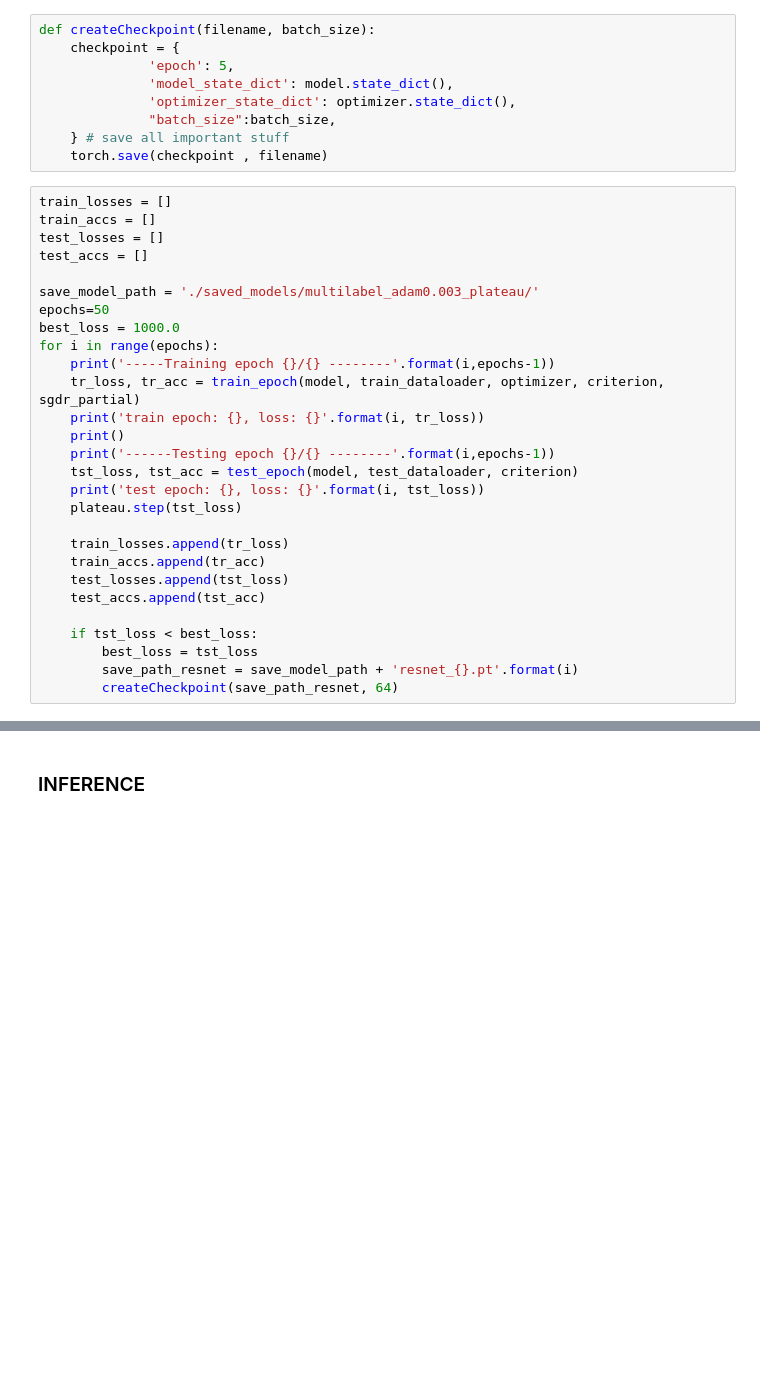
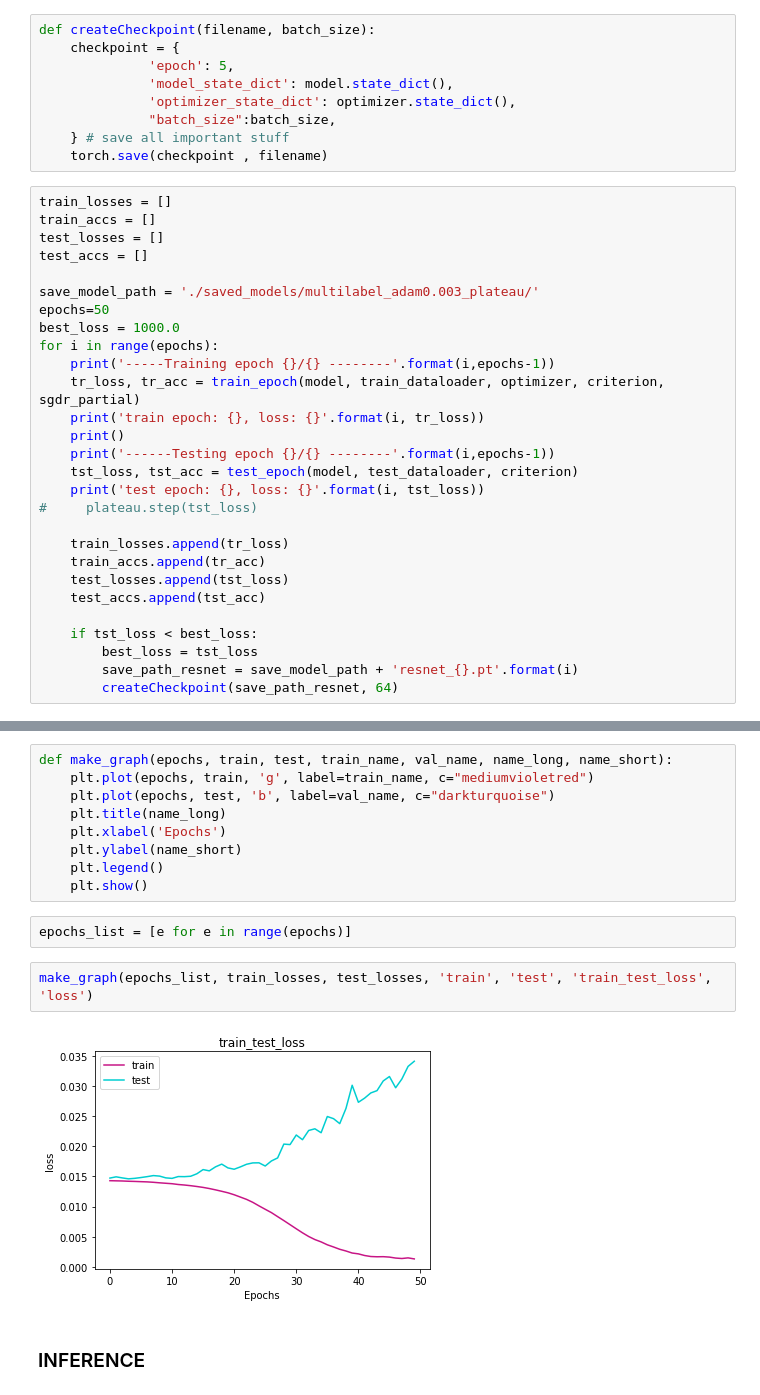
Before and after one commit to manuelladron/ADARI_disentangling_design_intents, a Jupyter notebook: multi_label_classification/ADARI_multilabel_classification_resnet152.ipynb, the cells around one changed output, grey strips where cells are left out. Saved outputs shown, nothing was run; the diff lists cells and outputs as text; blank space fills up the shorter version.

```diff
--- a/multi_label_classification/ADARI_multilabel_classification_resnet152.ipynb
+++ b/multi_label_classification/ADARI_multilabel_classification_resnet152.ipynb
@@ -353,7 +354,7 @@ for i in range(epochs):
     print('------Testing epoch {}/{} --------'.format(i,epochs-1))
     tst_loss, tst_acc = test_epoch(model, test_dataloader, criterion)
     print('test epoch: {}, loss: {}'.format(i, tst_loss))
-    plateau.step(tst_loss)
+#     plateau.step(tst_loss)
 
     train_losses.append(tr_loss)
     train_accs.append(tr_acc)
@@ -383,3 +386,18 @@ test epoch: 1, loss: 0.014739728231678061
+# %%
+def make_graph(epochs, train, test, train_name, val_name, name_long, name_short):
+    plt.plot(epochs, train, 'g', label=train_name, c="mediumvioletred")
+    plt.plot(epochs, test, 'b', label=val_name, c="darkturquoise")
+    plt.title(name_long)
+    plt.xlabel('Epochs')
+    plt.ylabel(name_short)
+    plt.legend()
+    plt.show()
+# %%
+epochs_list = [e for e in range(epochs)]
+# %%
+make_graph(epochs_list, train_losses, test_losses, 'train', 'test', 'train_test_loss', 'loss')
+# %% [output]
+[figure, added]
 # %% [markdown]
 ### INFERENCE
 # %%
```
Also changed, not shown: parts of 11 cells of this notebook.
